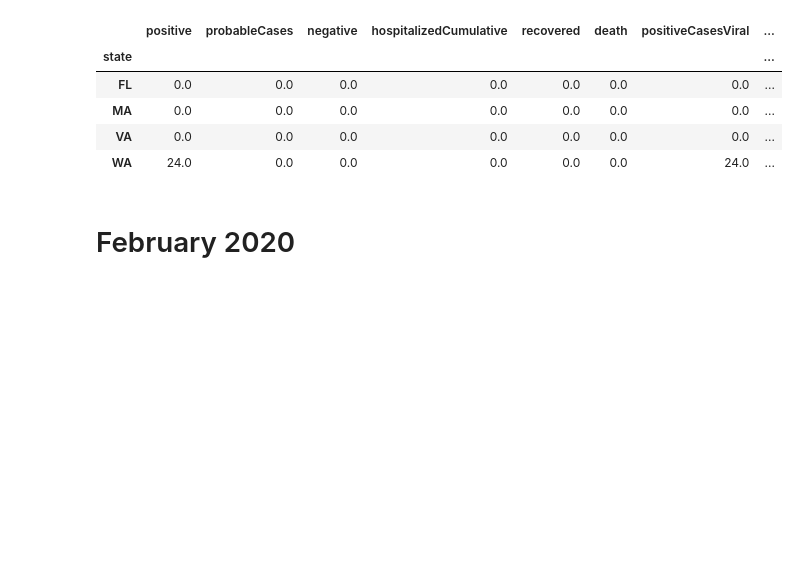
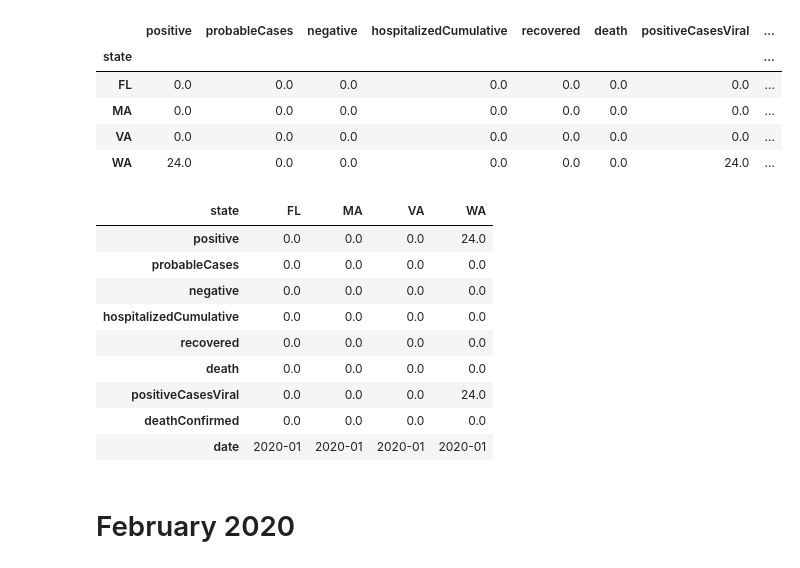
Before and after one commit to sravitham/US_Covid_Tracking, a Jupyter notebook: Dates_Covid_slider2020-2021.ipynb, the cells around one changed output. Cells and saved outputs as stored; diff of their text form; code cells hidden in the pictures; blank space fills up the shorter version.

```diff
--- a/Dates_Covid_slider2020-2021.ipynb
+++ b/Dates_Covid_slider2020-2021.ipynb
@@ -149,4 +153,17 @@ cov_jan20df
 | MA | 0.0 | 0.0 | 0.0 | 0.0 | 0.0 | 0.0 | 0.0 | ... |
 | VA | 0.0 | 0.0 | 0.0 | 0.0 | 0.0 | 0.0 | 0.0 | ... |
 | WA | 24.0 | 0.0 | 0.0 | 0.0 | 0.0 | 0.0 | 24.0 | ... |
+# %%
+cov_jan20df.T
+# %% [output]
+| state | FL | MA | VA | WA |
+| positive | 0.0 | 0.0 | 0.0 | 24.0 |
+| probableCases | 0.0 | 0.0 | 0.0 | 0.0 |
+| negative | 0.0 | 0.0 | 0.0 | 0.0 |
+| hospitalizedCumulative | 0.0 | 0.0 | 0.0 | 0.0 |
+| recovered | 0.0 | 0.0 | 0.0 | 0.0 |
+| death | 0.0 | 0.0 | 0.0 | 0.0 |
+| positiveCasesViral | 0.0 | 0.0 | 0.0 | 24.0 |
+| deathConfirmed | 0.0 | 0.0 | 0.0 | 0.0 |
+| date | 2020-01 | 2020-01 | 2020-01 | 2020-01 |
 # %%
```
Also changed, not shown: parts of 4 cells of this notebook, 9 other files.
